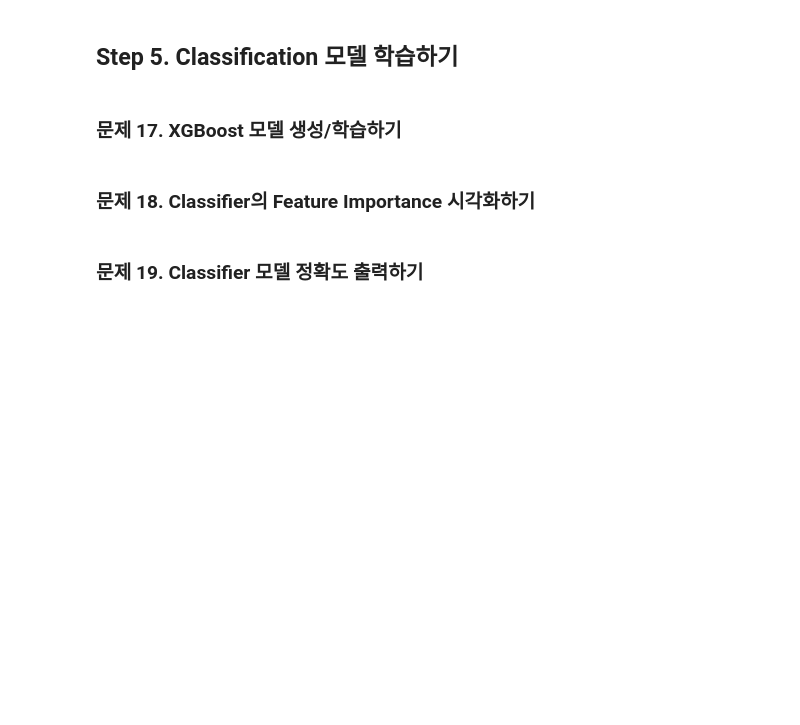
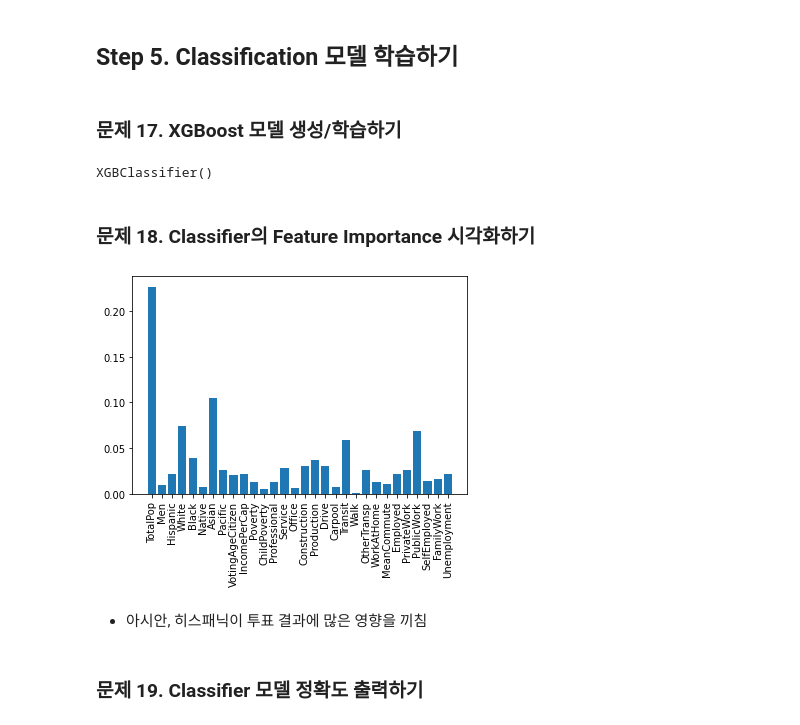
Before and after one commit to puddingHong/Fastcampus, a Jupyter notebook: 미국 대통령 선거 데이터.ipynb, the cells around one changed output. Cells and saved outputs as stored; diff of their text form; code cells hidden in the pictures; blank space fills up the shorter version.

```diff
--- a/미국 대통령 선거 데이터.ipynb
+++ b/미국 대통령 선거 데이터.ipynb
@@ -754,7 +751,22 @@ model_cls =
+# %%
+# XGBClassifier 모델 생성/학습
+model_cls = XGBClassifier()
+
+# y_train이 실수값으로 들어가있어서 0.5로 True/False 나눔
+model_cls.fit(X_train, y_train > 0.5)
+# %% [output]
+XGBClassifier()
 # %% [markdown]
 ### 문제 18. Classifier의 Feature Importance 시각화하기
 # %%
 # XGBClassifier 모델의 feature_importances_ 속성 시각화
+plt.bar(X.columns, model_cls.feature_importances_)
+plt.xticks(rotation = 90)
+plt.show()
+# %% [output]
+[figure, added]
+# %% [markdown]
+- 아시안, 히스패닉이 투표 결과에 많은 영향을 끼침
 # %% [markdown]
 ### 문제 19. Classifier 모델 정확도 출력하기
 # %%
```
Also changed, not shown: parts of 4 cells of this notebook.
